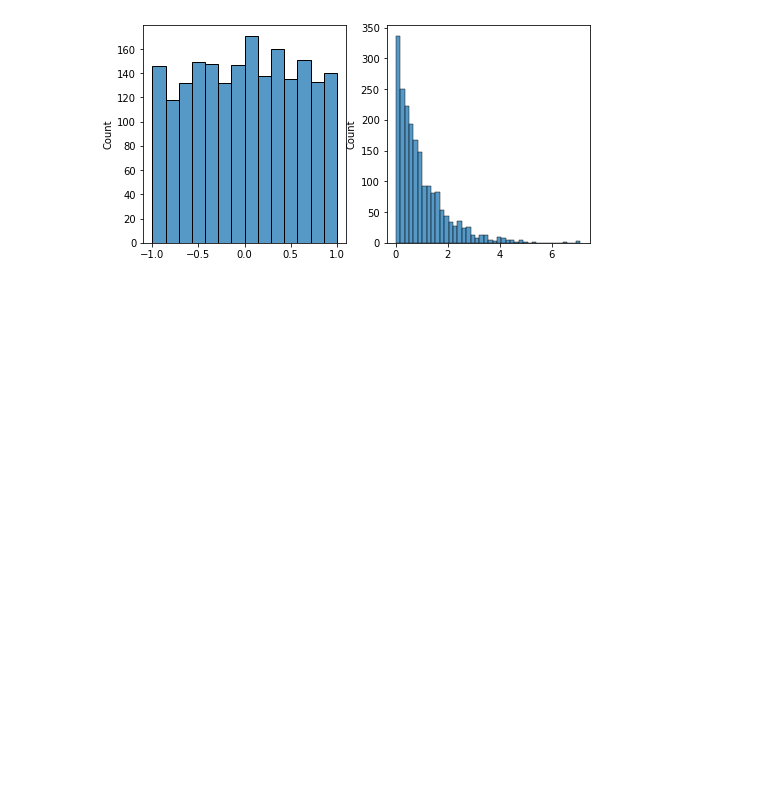
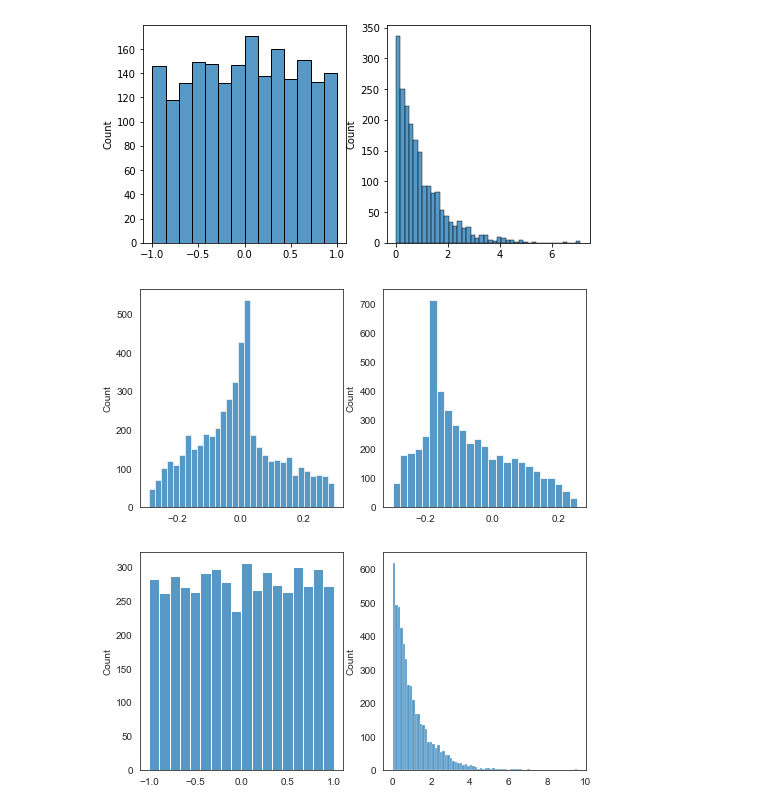
Before and after one commit to xxzWzxx/NICD, a Jupyter notebook: modules.ipynb, the cells around one changed output. Saved outputs shown, nothing was run; the diff lists cells and outputs as text; code cells hidden in the pictures; blank space fills up the shorter version.

```diff
--- a/modules.ipynb
+++ b/modules.ipynb
@@ -225,3 +239,11 @@ data.show_distribution(y.cpu(), 1, 2, fig_path='test.png')
 data.show_distribution(data.origin, 1, 2)
 # %% [output]
 [figure]
+# %%
+for X, y in train_loader:
+    data.show_distribution(X, 1, 2)
+    data.show_distribution(y, 1, 2)
+    break
+# %% [output]
+[figure, added]
+[figure, added]
```
Also changed, not shown: parts of 4 cells of this notebook.
